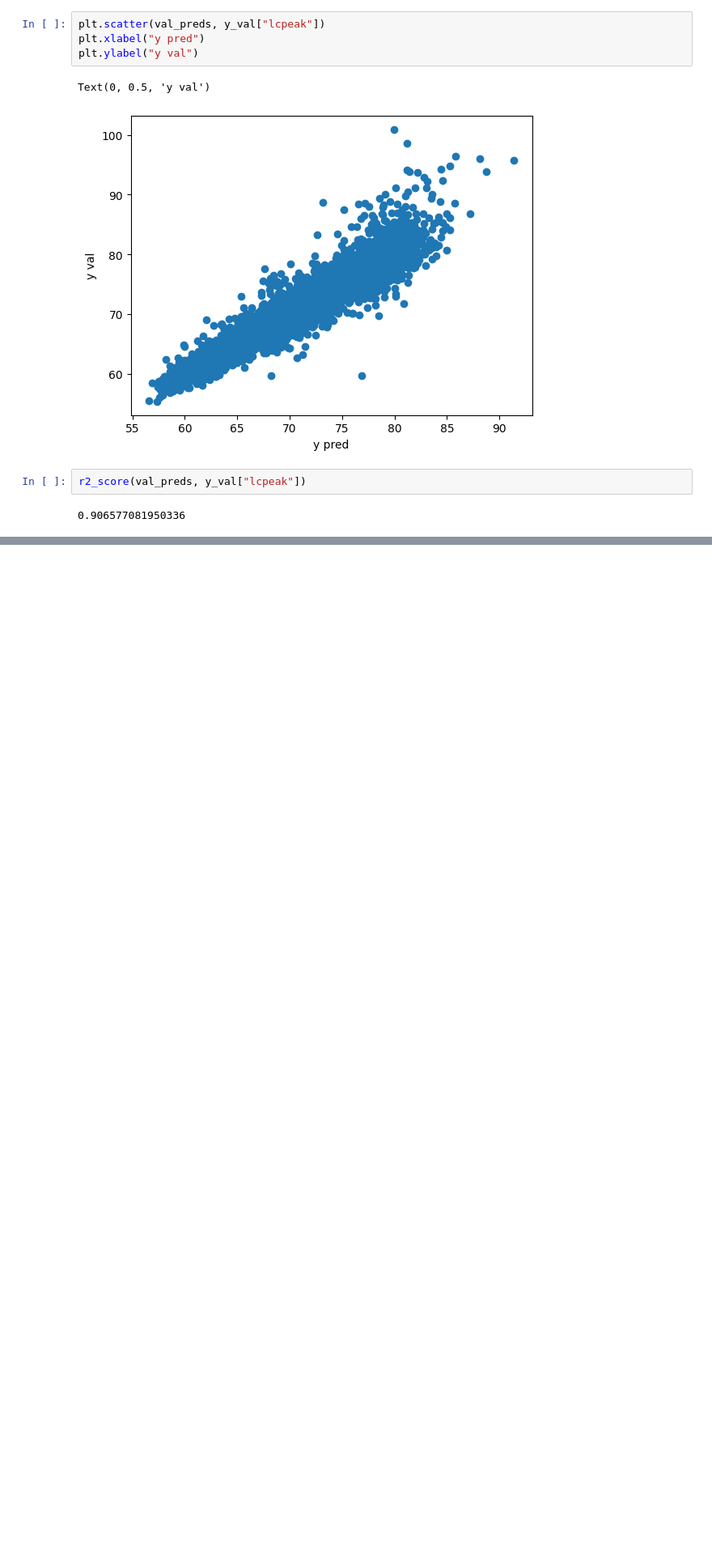
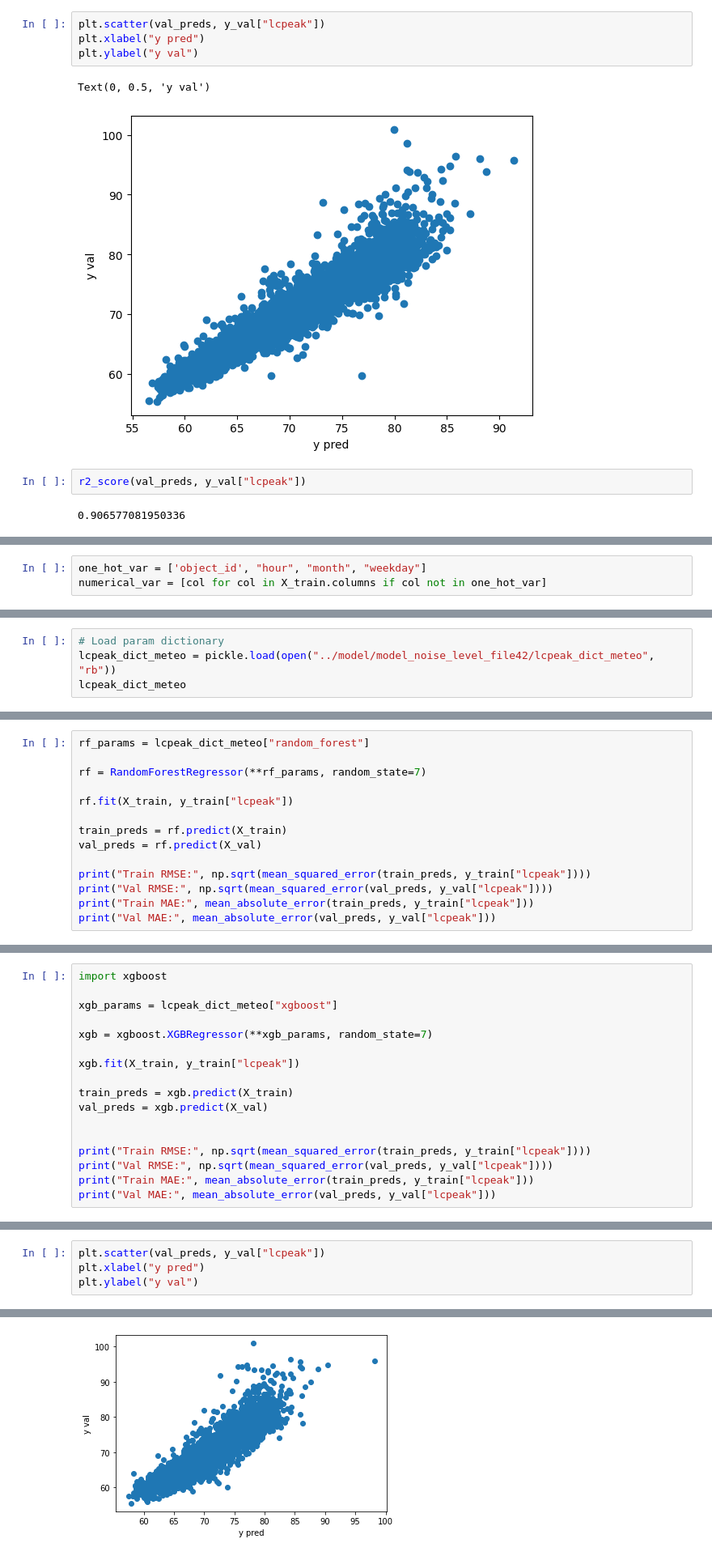
Before and after one commit to aphdinh/MDA_KUL, a Jupyter notebook: notebook/4_model_predict_noise_level_file42.ipynb, the cells around one changed output, grey strips where cells are left out. Shown at 81% size. Saved outputs shown, nothing was run; the diff lists cells and outputs as text; blank space fills up the shorter version.

```diff
--- a/notebook/4_model_predict_noise_level_file42.ipynb
+++ b/notebook/4_model_predict_noise_level_file42.ipynb
@@ -1100,0 +1264,3 @@ pickle.dump(xgb, open("/content/drive/MyDrive/MDA_TIEN/xgb_lcpeak.pkl", "wb"))
+# %%
+one_hot_var = ['object_id', "hour", "month", "weekday"]
+numerical_var = [col for col in X_train.columns if col not in one_hot_var]
@@ -1100,0 +1402,4 @@ pickle.dump(xgb, open("/content/drive/MyDrive/MDA_TIEN/xgb_lcpeak.pkl", "wb"))
+# %%
+# Load param dictionary
+lcpeak_dict_meteo = pickle.load(open("../model/model_noise_level_file42/lcpeak_dict_meteo", "rb"))
+lcpeak_dict_meteo
@@ -1100,0 +1444,14 @@ pickle.dump(xgb, open("/content/drive/MyDrive/MDA_TIEN/xgb_lcpeak.pkl", "wb"))
+# %%
+rf_params = lcpeak_dict_meteo["random_forest"]
+
+rf = RandomForestRegressor(**rf_params, random_state=7)
+
+rf.fit(X_train, y_train["lcpeak"])
+
+train_preds = rf.predict(X_train)
+val_preds = rf.predict(X_val)
+
+print("Train RMSE:", np.sqrt(mean_squared_error(train_preds, y_train["lcpeak"])))
+print("Val RMSE:", np.sqrt(mean_squared_error(val_preds, y_val["lcpeak"])))
+print("Train MAE:", mean_absolute_error(train_preds, y_train["lcpeak"]))
+print("Val MAE:", mean_absolute_error(val_preds, y_val["lcpeak"]))
@@ -1100,0 +1463,17 @@ pickle.dump(xgb, open("/content/drive/MyDrive/MDA_TIEN/xgb_lcpeak.pkl", "wb"))
+# %%
+import xgboost
+
+xgb_params = lcpeak_dict_meteo["xgboost"]
+
+xgb = xgboost.XGBRegressor(**xgb_params, random_state=7)
+
+xgb.fit(X_train, y_train["lcpeak"])
+
+train_preds = xgb.predict(X_train)
+val_preds = xgb.predict(X_val)
+
+
+print("Train RMSE:", np.sqrt(mean_squared_error(train_preds, y_train["lcpeak"])))
+print("Val RMSE:", np.sqrt(mean_squared_error(val_preds, y_val["lcpeak"])))
+print("Train MAE:", mean_absolute_error(train_preds, y_train["lcpeak"]))
+print("Val MAE:", mean_absolute_error(val_preds, y_val["lcpeak"]))
@@ -1100,0 +1485,5 @@ pickle.dump(xgb, open("/content/drive/MyDrive/MDA_TIEN/xgb_lcpeak.pkl", "wb"))
+# %%
+plt.scatter(val_preds, y_val["lcpeak"])
+plt.xlabel("y pred")
+plt.ylabel("y val")
+# %% [output]
@@ -1100,0 +1491 @@ pickle.dump(xgb, open("/content/drive/MyDrive/MDA_TIEN/xgb_lcpeak.pkl", "wb"))
+[figure, added]
```
Also changed, not shown: parts of 62 cells of this notebook, 3 other files.
